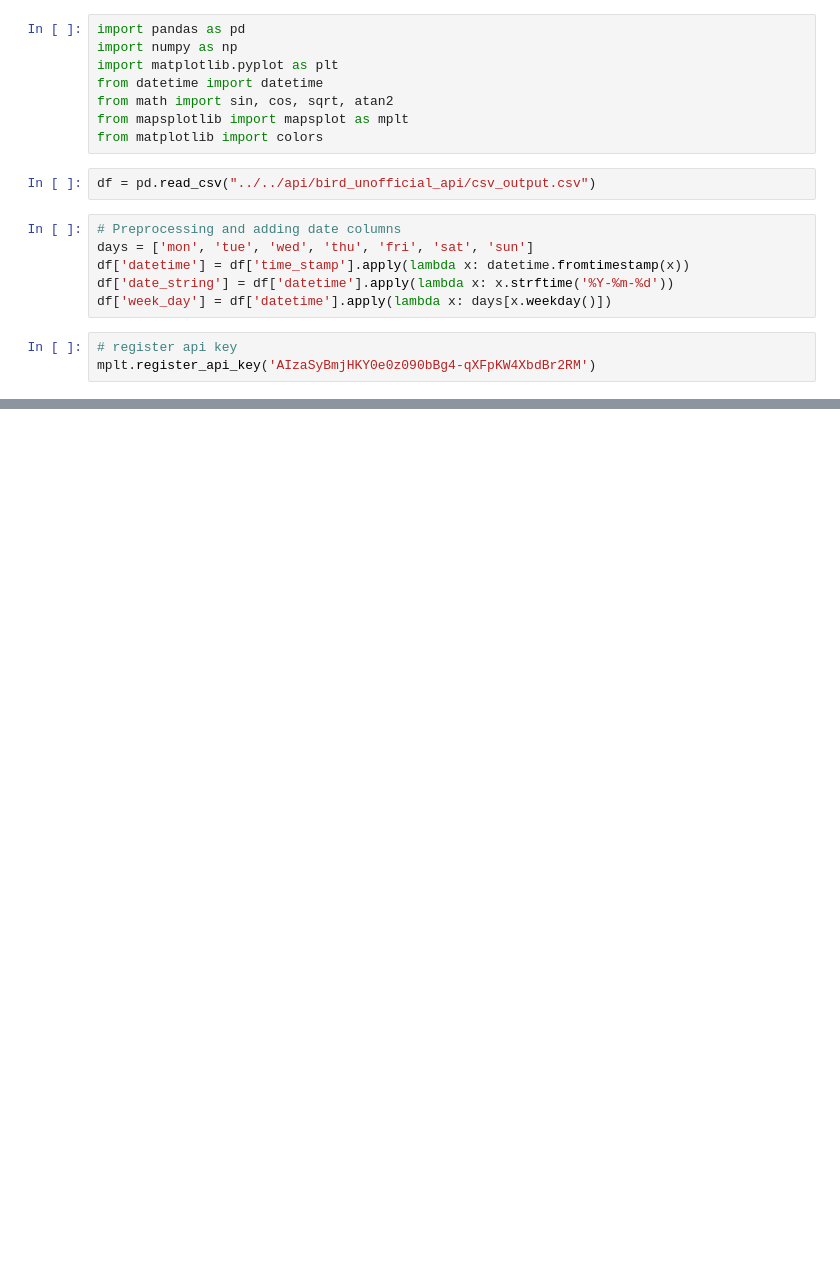
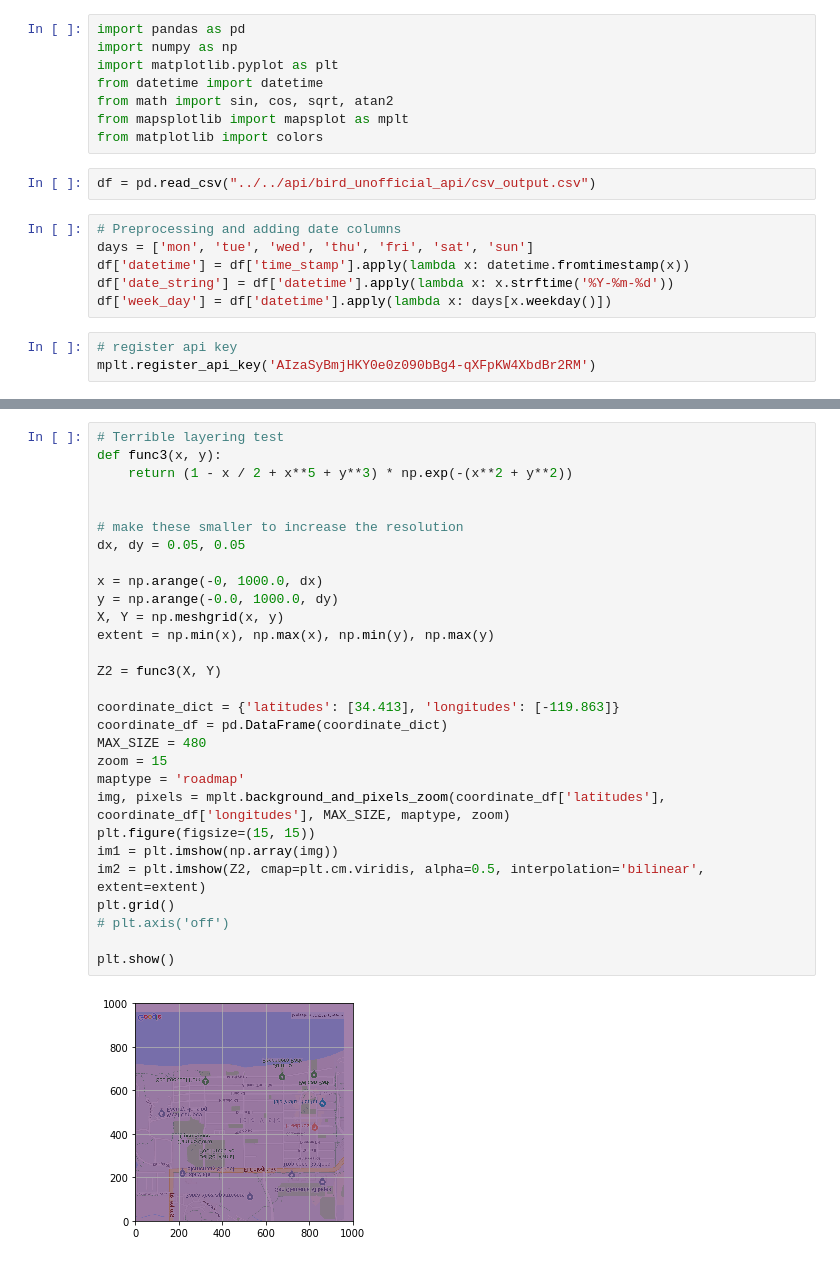
Before and after one commit to brandonapon/birdwatcher, a Jupyter notebook: src/trend_analysis/MapTesting.ipynb, the cells around one changed output, grey strips where cells are left out. Cells and saved outputs as stored; diff of their text form; blank space fills up the shorter version.

```diff
--- a/src/trend_analysis/MapTesting.ipynb
+++ b/src/trend_analysis/MapTesting.ipynb
@@ -35,3 +40,34 @@ plt.show()
+# %%
+# Terrible layering test
+def func3(x, y):
+    return (1 - x / 2 + x**5 + y**3) * np.exp(-(x**2 + y**2))
+
+
+# make these smaller to increase the resolution
+dx, dy = 0.05, 0.05
+
+x = np.arange(-0, 1000.0, dx)
+y = np.arange(-0.0, 1000.0, dy)
+X, Y = np.meshgrid(x, y)
+extent = np.min(x), np.max(x), np.min(y), np.max(y)
+
+Z2 = func3(X, Y)
+
+coordinate_dict = {'latitudes': [34.413], 'longitudes': [-119.863]}
+coordinate_df = pd.DataFrame(coordinate_dict)
+MAX_SIZE = 480
+zoom = 15
+maptype = 'roadmap'
+img, pixels = mplt.background_and_pixels_zoom(coordinate_df['latitudes'], coordinate_df['longitudes'], MAX_SIZE, maptype, zoom)
+plt.figure(figsize=(15, 15))
+im1 = plt.imshow(np.array(img))
+im2 = plt.imshow(Z2, cmap=plt.cm.viridis, alpha=0.5, interpolation='bilinear', extent=extent)
+plt.grid()
+# plt.axis('off')
+
+plt.show()
+# %% [output]
+[figure, added]
 # %%
 # https://stackoverflow.com/questions/43971138/python-plotting-colored-grid-based-on-values
 # Testing grid colors
```
Also changed, not shown: parts of 5 cells of this notebook, 2 other files.
